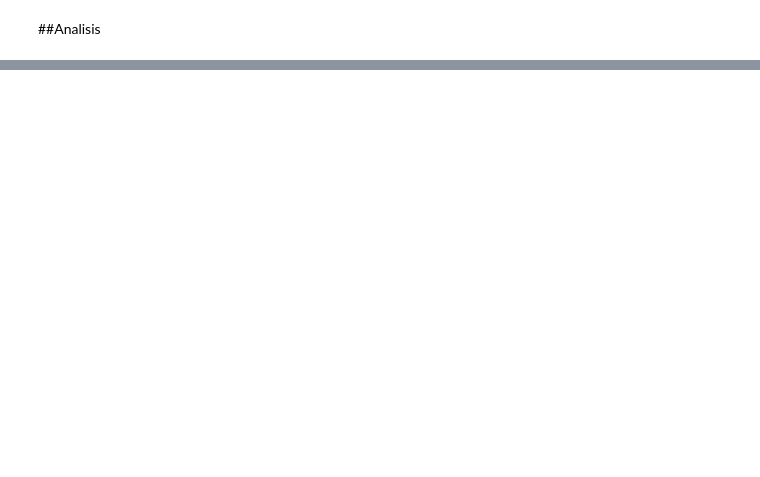
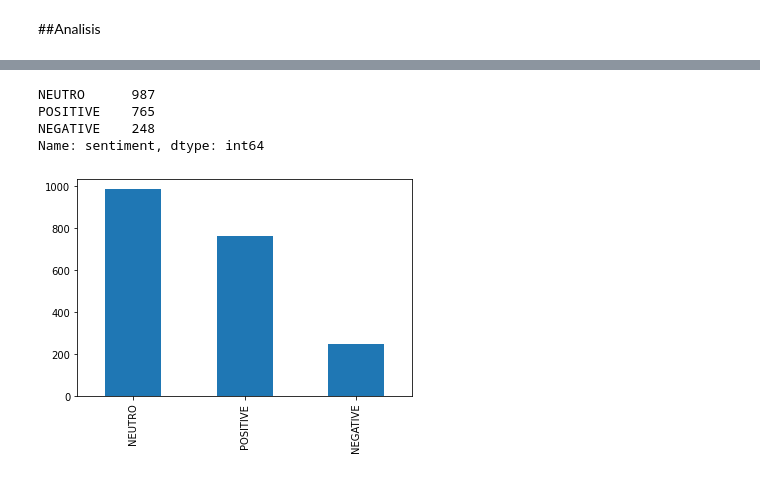
Before and after one commit to pattrickx/NLP_tweeter, a Jupyter notebook: NLP_Tweeter.ipynb, the cells around one changed output, grey strips where cells are left out. Saved outputs shown, nothing was run; the diff lists cells and outputs as text; code cells hidden in the pictures; blank space fills up the shorter version.

Commit message:
add sentiment plots

```diff
--- a/NLP_Tweeter.ipynb
+++ b/NLP_Tweeter.ipynb
@@ -323,3 +330,11 @@ def print_result(mean):
         print(f"NEUTRO \nMean:{mean}")
     else:
         print(f"NEGATIVE \nMean:{mean}")
+# %%
+def result(mean):
+    if mean > 0.0:
+        return "POSITIVE"
+    elif mean == 0.0:
+        return "NEUTRO"
+    else:
+        return "NEGATIVE"
@@ -355,0 +393,10 @@ Mean:0.20877694705873023
+# %%
+df_tweets['sentiment'] = df_tweets['polarity'].apply(lambda r: result(r))
+df_tweets['sentiment'].value_counts().plot.bar()
+print(df_tweets['sentiment'].value_counts())
+# %% [output]
+NEUTRO      987
+POSITIVE    765
+NEGATIVE    248
+Name: sentiment, dtype: int64
+[figure, added]
```
Also changed, not shown: parts of 12 cells of this notebook.
